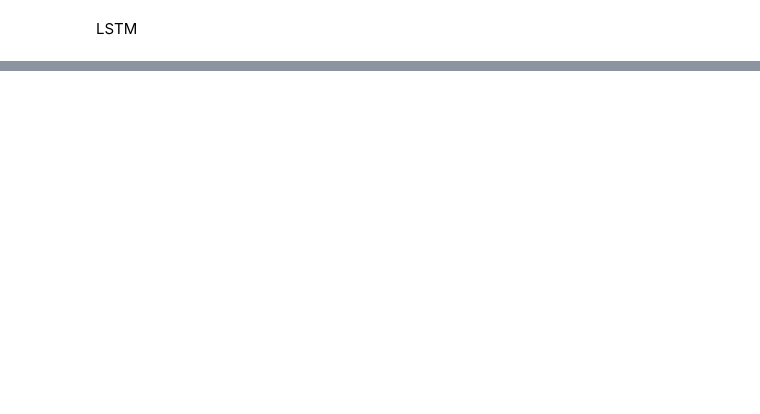
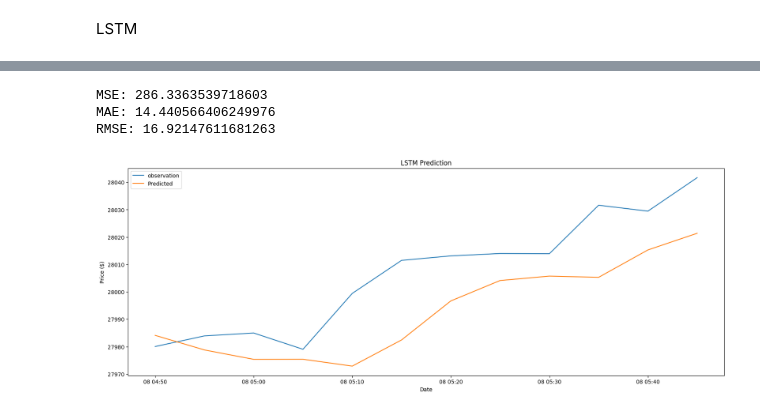
Before and after one commit to defender1777/Binance, a Jupyter notebook: Binance.ipynb, the cells around one changed output, grey strips where cells are left out. Drawn from its saved outputs; the diff is of its cells as text; code cells hidden in the pictures; blank space fills up the shorter version.

```diff
--- a/Binance.ipynb
+++ b/Binance.ipynb
@@ -418,0 +340,14 @@ LSTM
+# %%
+X_train = []
+
+#Price on next day
+y_train = []
+
+window = 60
+
+for i in range(window, num_shape):
+    X_train_ = np.reshape(train_scaled[i-window:i, 0], (window, 1))
+    X_train.append(X_train_)
+    y_train.append(train_scaled[i, 0])
+X_train = np.stack(X_train)
+y_train = np.stack(y_train)
@@ -418,0 +414,3 @@ LSTM
+# %%
+model.compile(optimizer = 'adam', loss = 'mean_squared_error')
+model.fit(X_train, y_train, epochs = 100, batch_size = 32)
@@ -418,0 +436,19 @@ LSTM
+# %%
+df_volume = np.vstack((train, test))
+
+inputs = df_volume[df_volume.shape[0] - test.shape[0] - window:]
+inputs = inputs.reshape(-1,1)
+inputs = sc.transform(inputs)
+
+num_2 = df_volume.shape[0] - num_shape + window
+
+X_test = []
+
+for i in range(window, num_2):
+    X_test_ = np.reshape(inputs[i-window:i, 0], (window, 1))
+    X_test.append(X_test_)
+
+X_test = np.stack(X_test)
+# %%
+predict = model.predict(X_test)
+predict = sc.inverse_transform(predict)
@@ -418,0 +457,21 @@ LSTM
+# %%
+diff = predict - test
+
+print("MSE:", np.mean(diff**2))
+print("MAE:", np.mean(abs(diff)))
+print("RMSE:", np.sqrt(np.mean(diff**2)))
+# %% [output]
+MSE: 286.3363539718603
+MAE: 14.440566406249976
+RMSE: 16.92147611681263
+# %%
+plt.figure(figsize=(20,7))
+plt.plot(data0.index[988:], df_volume[988:], label = 'observation')
+plt.plot(data0.index[988:][-predict.shape[0]:], predict,  label = 'Predicted')
+plt.title('LSTM Prediction')
+plt.xlabel('Date')
+plt.ylabel('Price ($)')
+plt.legend()
+plt.show()
+# %% [output]
+[figure, added]
```
Also changed, not shown: parts of 38 cells of this notebook.
